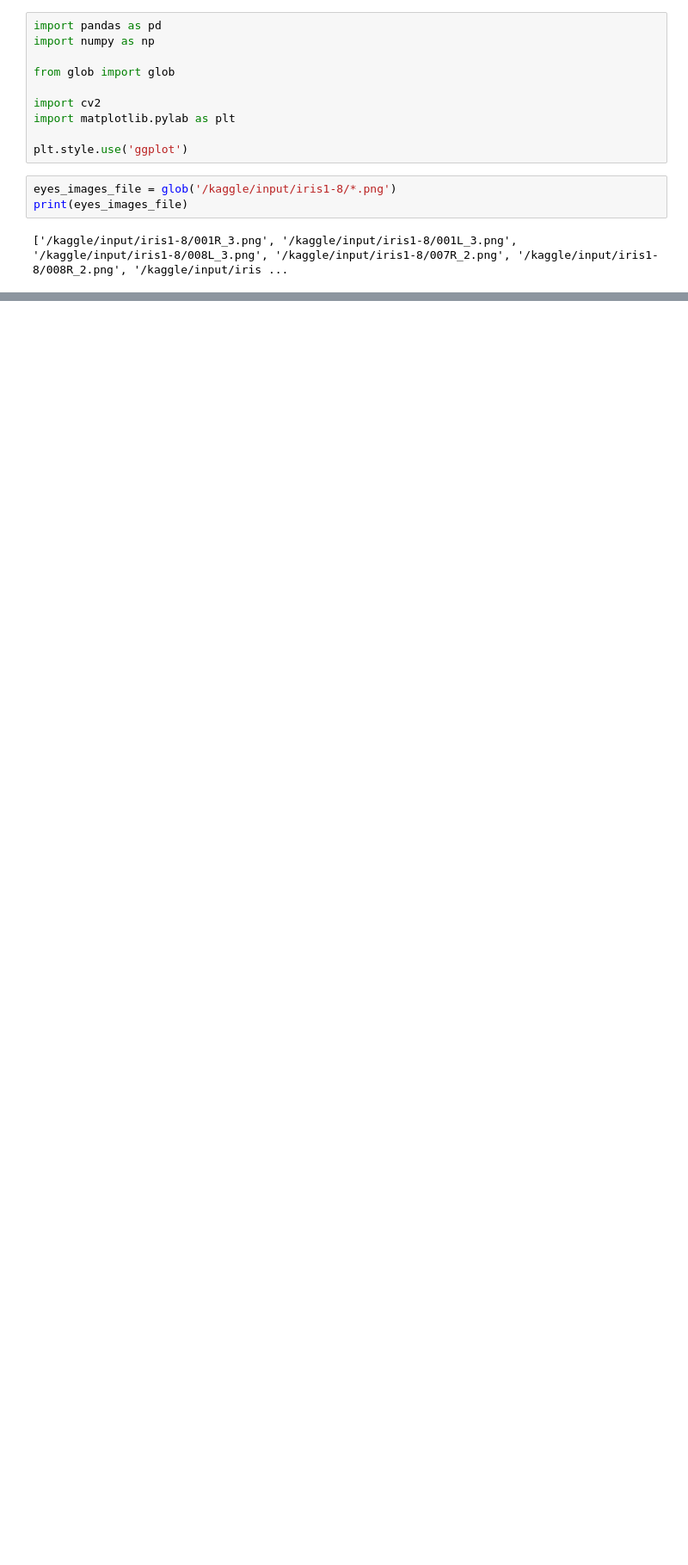
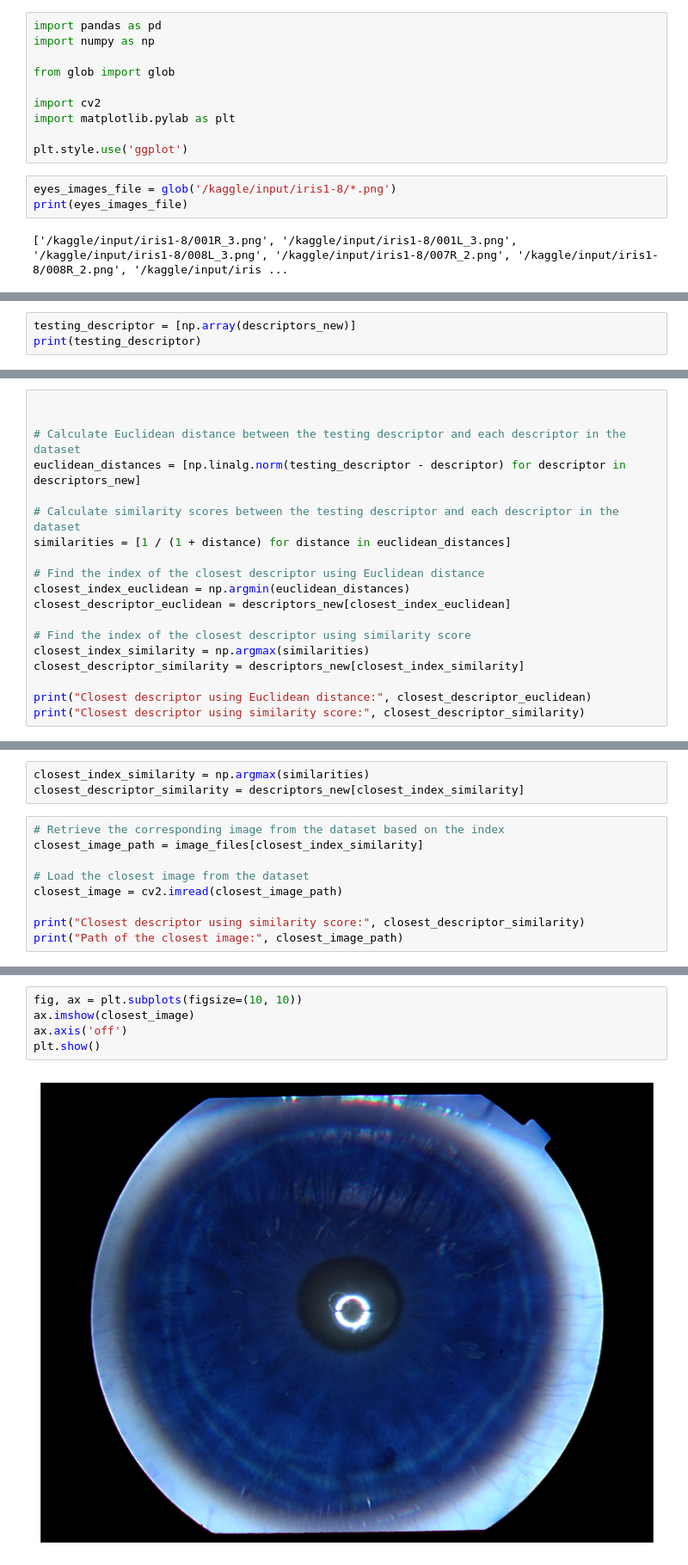
Before and after one commit to mohamedabi17/syst-me-biom-trique-d-identification-d-individus-par-l-iris, a Jupyter notebook: notebook414aa0588d.ipynb, the cells around one changed output, grey strips where cells are left out. Shown at 86% size. Drawn from its saved outputs; the diff is of its cells as text; blank space fills up the shorter version.

```diff
--- a/notebook414aa0588d.ipynb
+++ b/notebook414aa0588d.ipynb
@@ -105,0 +182,3 @@ plt.show()
+# %%
+testing_descriptor = [np.array(descriptors_new)]
+print(testing_descriptor)
@@ -105,0 +193,19 @@ plt.show()
+# %%
+
+
+# Calculate Euclidean distance between the testing descriptor and each descriptor in the dataset
+euclidean_distances = [np.linalg.norm(testing_descriptor - descriptor) for descriptor in descriptors_new]
+
+# Calculate similarity scores between the testing descriptor and each descriptor in the dataset
+similarities = [1 / (1 + distance) for distance in euclidean_distances]
+
+# Find the index of the closest descriptor using Euclidean distance
+closest_index_euclidean = np.argmin(euclidean_distances)
+closest_descriptor_euclidean = descriptors_new[closest_index_euclidean]
+
+# Find the index of the closest descriptor using similarity score
+closest_index_similarity = np.argmax(similarities)
+closest_descriptor_similarity = descriptors_new[closest_index_similarity]
+
+print("Closest descriptor using Euclidean distance:", closest_descriptor_euclidean)
+print("Closest descriptor using similarity score:", closest_descriptor_similarity)
@@ -105,0 +227,12 @@ plt.show()
+# %%
+closest_index_similarity = np.argmax(similarities)
+closest_descriptor_similarity = descriptors_new[closest_index_similarity]
+# %%
+# Retrieve the corresponding image from the dataset based on the index
+closest_image_path = image_files[closest_index_similarity]
+
+# Load the closest image from the dataset
+closest_image = cv2.imread(closest_image_path)
+
+print("Closest descriptor using similarity score:", closest_descriptor_similarity)
+print("Path of the closest image:", closest_image_path)
@@ -105,0 +248,7 @@ plt.show()
+# %%
+fig, ax = plt.subplots(figsize=(10, 10))
+ax.imshow(closest_image)
+ax.axis('off')
+plt.show()
+# %% [output]
+[figure, added]
```
Also changed, not shown: parts of 17 cells of this notebook.
